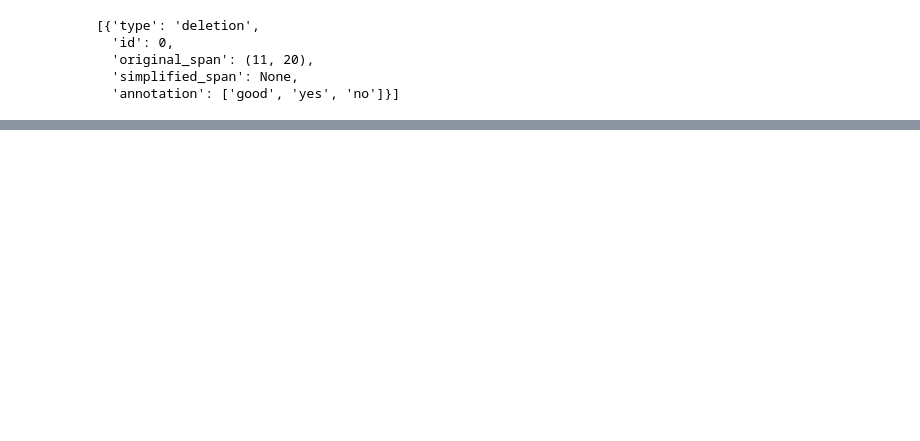
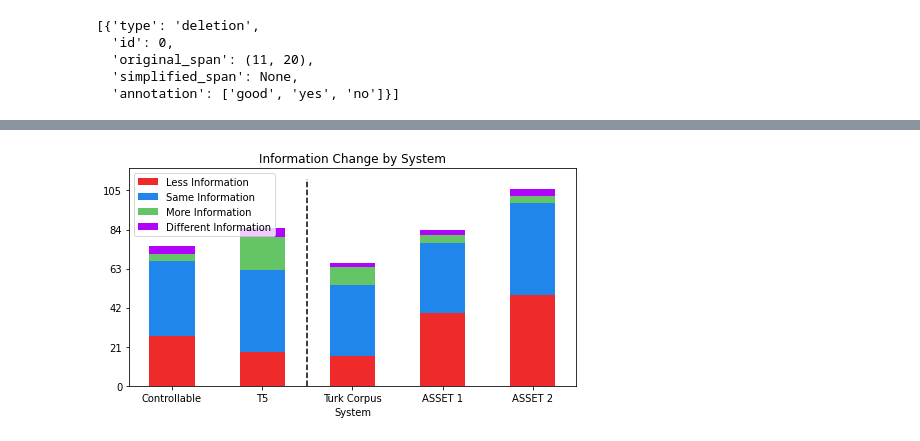
Before and after one commit to Yao-Dou/ts-annotation-tool, a Jupyter notebook: data/analysis/analysis.ipynb, the cells around one changed output, grey strips where cells are left out. Drawn from its saved outputs; the diff is of its cells as text; code cells hidden in the pictures; blank space fills up the shorter version.

```diff
--- a/data/analysis/analysis.ipynb
+++ b/data/analysis/analysis.ipynb
@@ -298,0 +121,4 @@ plt.show()
+# %%
+system_by_information_change(data)
+# %% [output]
+[figure, added]
```
Also changed, not shown: parts of 20 cells of this notebook, 9 other files.
